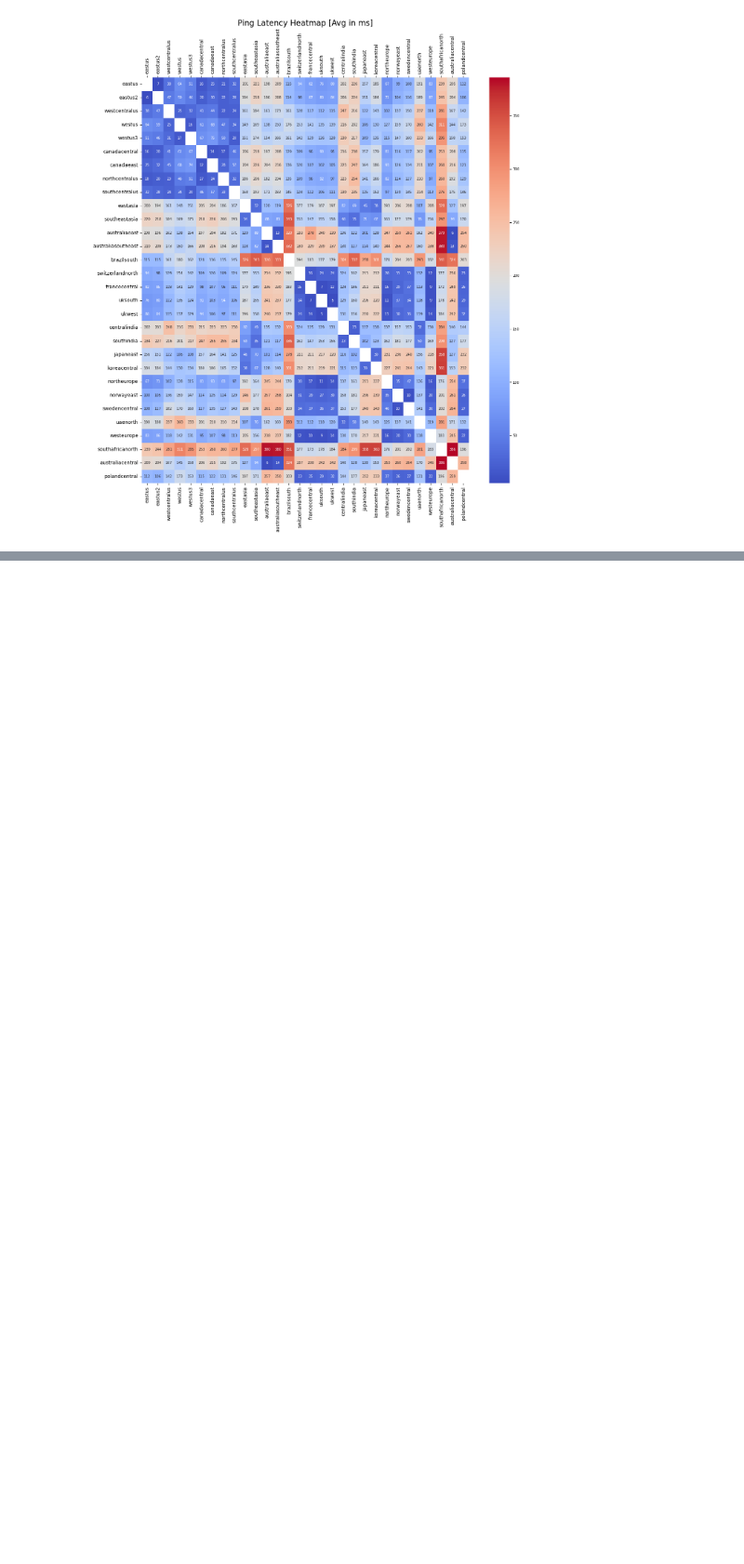
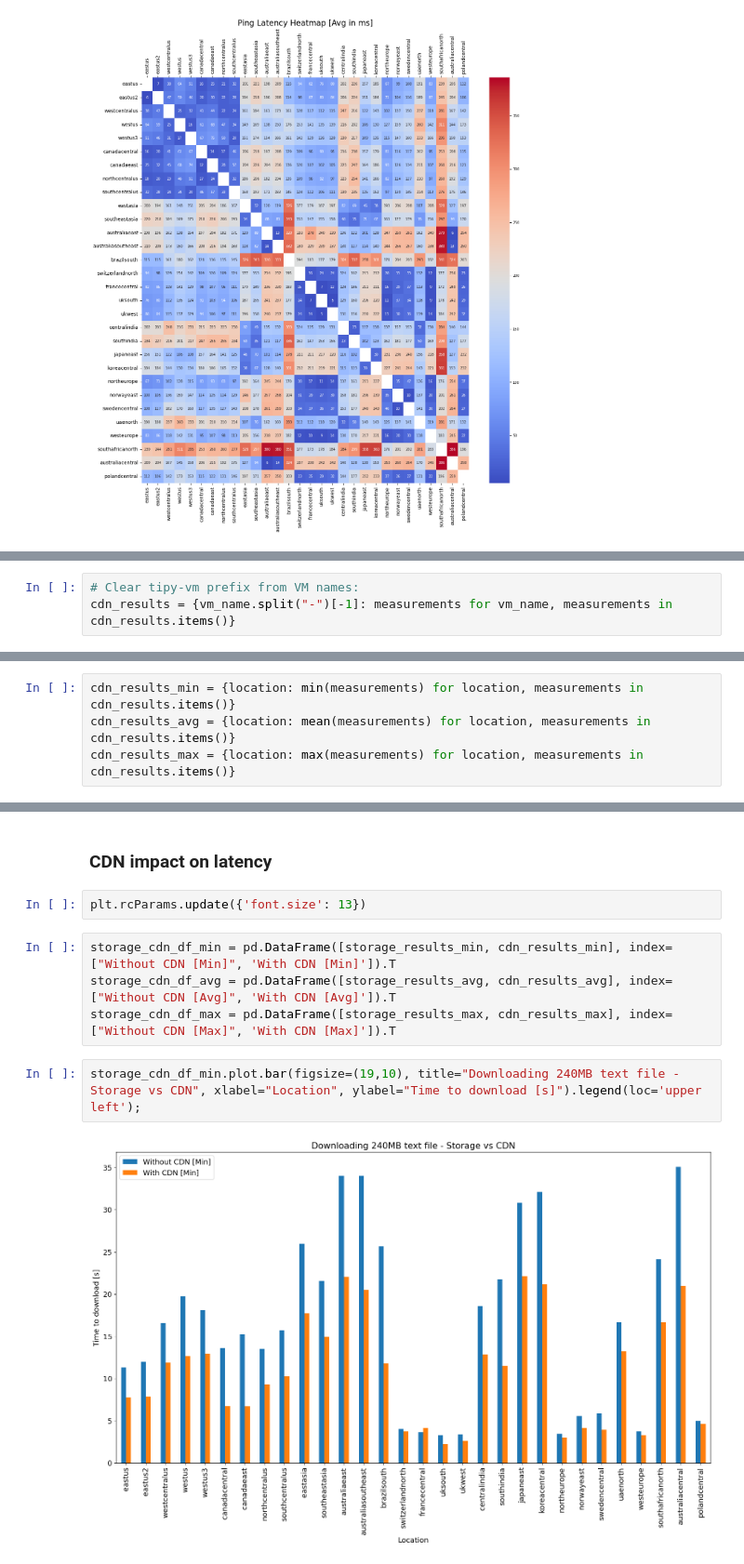
Before and after one commit to piotrkica/Cloud_regions_latency, a Jupyter notebook: src/visualization.ipynb, the cells around one changed output, grey strips where cells are left out. Shown: that part at 93% size. Drawn from its saved outputs; the diff is of its cells as text; blank space fills up the shorter version.

Commit message:
storage/cdn: update code, add results, update visualization

```diff
--- a/src/visualization.ipynb
+++ b/src/visualization.ipynb
@@ -36,0 +103,3 @@ plt.show()
+# %%
+# Clear tipy-vm prefix from VM names:
+cdn_results = {vm_name.split("-")[-1]: measurements for vm_name, measurements in cdn_results.items()}
@@ -36,0 +126,4 @@ plt.show()
+# %%
+cdn_results_min = {location: min(measurements) for location, measurements in cdn_results.items()}
+cdn_results_avg = {location: mean(measurements) for location, measurements in cdn_results.items()}
+cdn_results_max = {location: max(measurements) for location, measurements in cdn_results.items()}
@@ -36,0 +150,12 @@ plt.show()
+# %% [markdown]
+### CDN impact on latency
+# %%
+plt.rcParams.update({'font.size': 13})
+# %%
+storage_cdn_df_min = pd.DataFrame([storage_results_min, cdn_results_min], index=["Without CDN [Min]", 'With CDN [Min]']).T
+storage_cdn_df_avg = pd.DataFrame([storage_results_avg, cdn_results_avg], index=["Without CDN [Avg]", 'With CDN [Avg]']).T
+storage_cdn_df_max = pd.DataFrame([storage_results_max, cdn_results_max], index=["Without CDN [Max]", 'With CDN [Max]']).T
+# %%
+storage_cdn_df_min.plot.bar(figsize=(19,10), title="Downloading 240MB text file - Storage vs CDN", xlabel="Location", ylabel="Time to download [s]").legend(loc='upper left');
+# %% [output]
+[figure, added]
```
Also changed, not shown: parts of 18 cells of this notebook, 5 other files.
